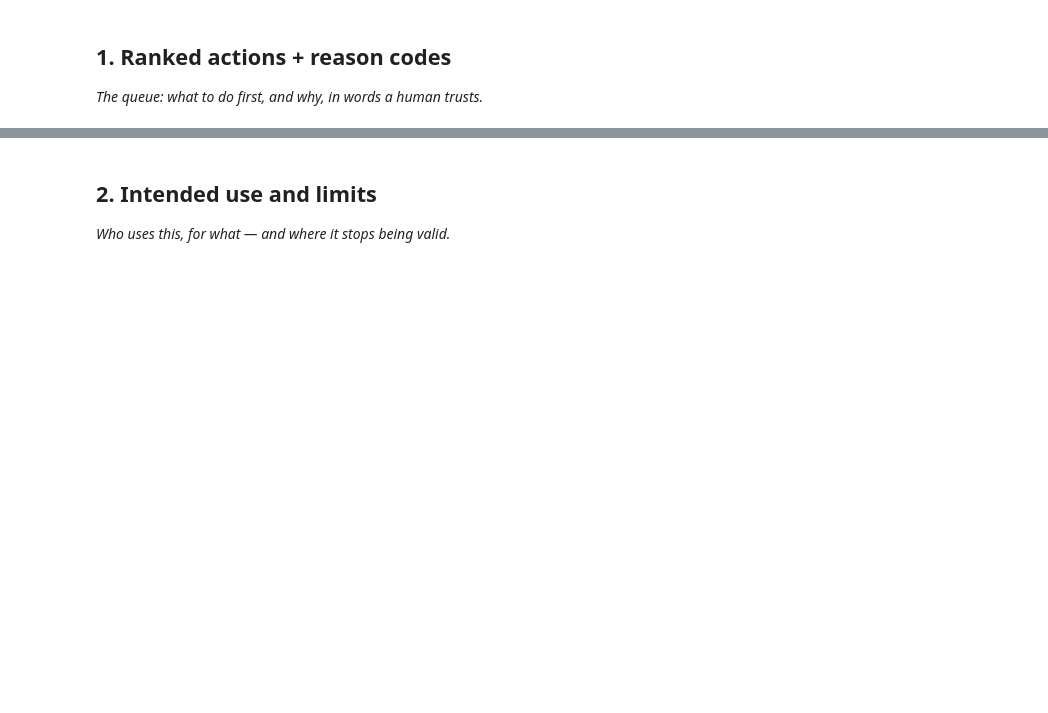
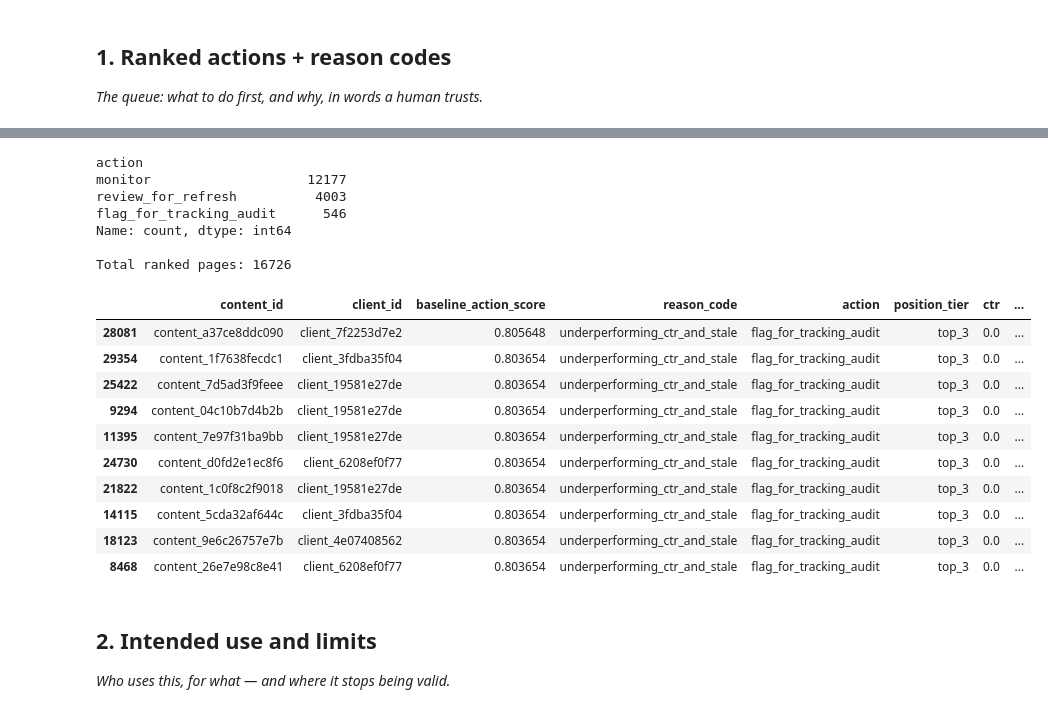
Before and after one commit to MaryumAkram16/flyrank-ml-internship, a Jupyter notebook: work/notebooks/w07_action_playbook.ipynb, the cells around one changed output, grey strips where cells are left out. Drawn from its saved outputs; the diff is of its cells as text; code cells hidden in the pictures; blank space fills up the shorter version.

```diff
--- a/work/notebooks/w07_action_playbook.ipynb
+++ b/work/notebooks/w07_action_playbook.ipynb
@@ -16,3 +30,60 @@ This skeleton is yours to fill. Work the sections **in order** — each one has
+# %%
+import pandas as pd
+import numpy as np
+import os
+
+url = "https://raw.githubusercontent.com/MaryumAkram16/flyrank-ml-internship/main/data/raw/content_refresh_anonymized.csv"
+df = pd.read_csv(url)
+
+MIN_IMPRESSIONS = 500
+eligible = df[df["impressions_90d"] >= MIN_IMPRESSIONS].copy()
+
+eligible["staleness_score"] = (eligible["days_since_last_update"] / eligible["days_since_last_update"].max()).clip(0, 1)
+expected_ctr_by_tier = eligible.groupby("position_tier")["ctr"].transform("mean")
+eligible["ctr_gap_raw"] = (expected_ctr_by_tier - eligible["ctr"]).clip(lower=0)
+eligible["ctr_gap_score"] = (eligible["ctr_gap_raw"] / eligible["ctr_gap_raw"].max()).clip(0, 1)
+eligible["baseline_action_score"] = 0.7 * eligible["ctr_gap_score"] + 0.3 * eligible["staleness_score"]
+
+threshold = eligible["baseline_action_score"].quantile(0.75)
+eligible["reason_code"] = "underperforming_ctr_and_stale"
+
+# Refined action label: split out the suspected-tracking-issue archetype
+is_top_tier = eligible["position_tier"].isin(["top_3", "page_1"])
+is_zero_ctr = eligible["ctr"] == 0.0
+above_threshold = eligible["baseline_action_score"] >= threshold
+
+conditions = [
+    above_threshold & is_top_tier & is_zero_ctr,
+    above_threshold & ~(is_top_tier & is_zero_ctr),
+]
+choices = ["flag_for_tracking_audit", "review_for_refresh"]
+eligible["action"] = np.select(conditions, choices, default="monitor")
+
+ranked = eligible.sort_values("baseline_action_score", ascending=False)
+
+print(ranked["action"].value_counts())
+print(f"\nTotal ranked pages: {len(ranked)}")
+ranked[["content_id", "client_id", "baseline_action_score", "reason_code", "action",
+        "position_tier", "ctr", "impressions_90d", "days_since_last_update"]].head(10)
+# %% [output]
+action
+monitor                    12177
+review_for_refresh          4003
+flag_for_tracking_audit      546
+Name: count, dtype: int64
+
+Total ranked pages: 16726
+|  | content_id | client_id | baseline_action_score | reason_code | action | position_tier | ctr | ... |
+| 28081 | content_a37ce8ddc090 | client_7f2253d7e2 | 0.805648 | underperforming_ctr_and_stale | flag_for_tracking_audit | top_3 | 0.0 | ... |
+| 29354 | content_1f7638fecdc1 | client_3fdba35f04 | 0.803654 | underperforming_ctr_and_stale | flag_for_tracking_audit | top_3 | 0.0 | ... |
+| 25422 | content_7d5ad3f9feee | client_19581e27de | 0.803654 | underperforming_ctr_and_stale | flag_for_tracking_audit | top_3 | 0.0 | ... |
+| 9294 | content_04c10b7d4b2b | client_19581e27de | 0.803654 | underperforming_ctr_and_stale | flag_for_tracking_audit | top_3 | 0.0 | ... |
+| 11395 | content_7e97f31ba9bb | client_19581e27de | 0.803654 | underperforming_ctr_and_stale | flag_for_tracking_audit | top_3 | 0.0 | ... |
+| 24730 | content_d0fd2e1ec8f6 | client_6208ef0f77 | 0.803654 | underperforming_ctr_and_stale | flag_for_tracking_audit | top_3 | 0.0 | ... |
+| 21822 | content_1c0f8c2f9018 | client_19581e27de | 0.803654 | underperforming_ctr_and_stale | flag_for_tracking_audit | top_3 | 0.0 | ... |
+| 14115 | content_5cda32af644c | client_3fdba35f04 | 0.803654 | underperforming_ctr_and_stale | flag_for_tracking_audit | top_3 | 0.0 | ... |
+| 18123 | content_9e6c26757e7b | client_4e07408562 | 0.803654 | underperforming_ctr_and_stale | flag_for_tracking_audit | top_3 | 0.0 | ... |
+| 8468 | content_26e7e98c8e41 | client_6208ef0f77 | 0.803654 | underperforming_ctr_and_stale | flag_for_tracking_audit | top_3 | 0.0 | ... |
 # %% [markdown]
 ## 2. Intended use and limits
 
```
Also changed, not shown: parts of 14 cells of this notebook.
